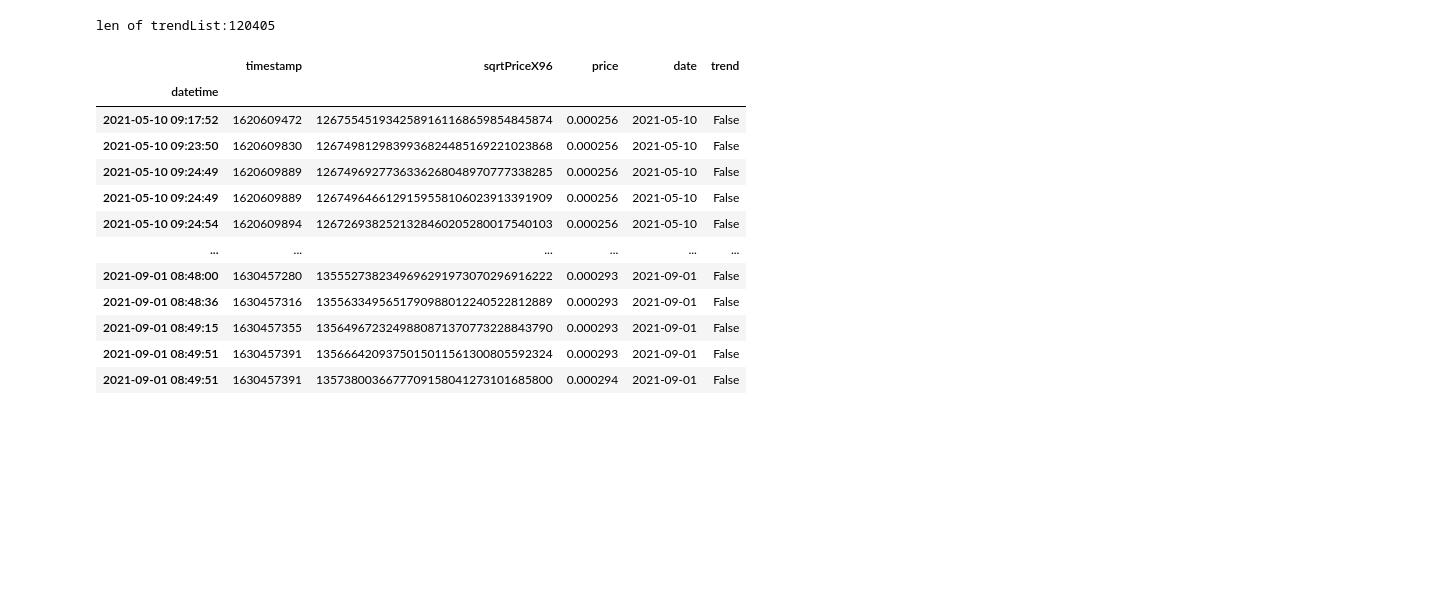
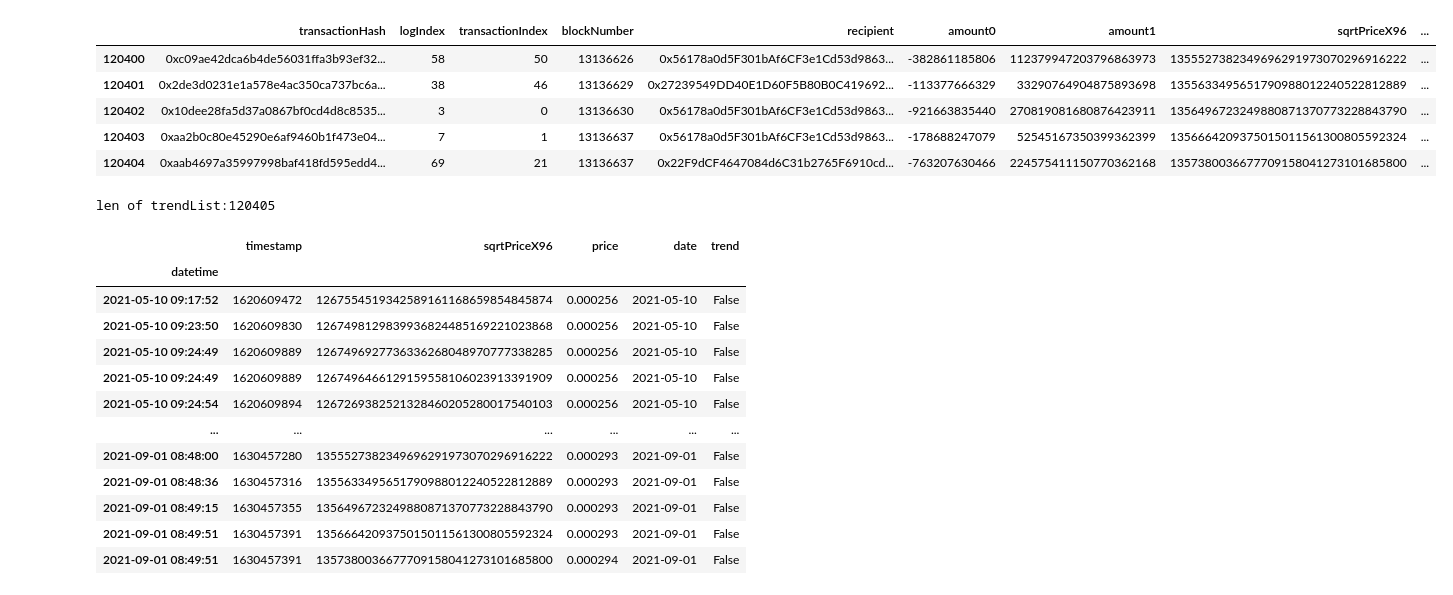
Before and after one commit to PXY11/UniST, a Jupyter notebook: code/strategy3_vol_usdceth_Case.ipynb, the cells around one changed output. Drawn from its saved outputs; the diff is of its cells as text; code cells hidden in the pictures; blank space fills up the shorter version.

```diff
--- a/code/strategy3_vol_usdceth_Case.ipynb
+++ b/code/strategy3_vol_usdceth_Case.ipynb
@@ -44,3 +45,12 @@ pricedata.tail()
+# %%
+swapdata.tail()
+# %% [output]
+|  | transactionHash | logIndex | transactionIndex | blockNumber | recipient | amount0 | amount1 | sqrtPriceX96 | ... |
+| 120400 | 0xc09ae42dca6b4de56031ffa3b93ef32... | 58 | 50 | 13136626 | 0x56178a0d5F301bAf6CF3e1Cd53d9863... | -382861185806 | 112379947203796863973 | 1355527382349696291973070296916222 | ... |
+| 120401 | 0x2de3d0231e1a578e4ac350ca737bc6a... | 38 | 46 | 13136629 | 0x27239549DD40E1D60F5B80B0C419692... | -113377666329 | 33290764904875893698 | 1355633495651790988012240522812889 | ... |
+| 120402 | 0x10dee28fa5d37a0867bf0cd4d8c8535... | 3 | 0 | 13136630 | 0x56178a0d5F301bAf6CF3e1Cd53d9863... | -921663835440 | 270819081680876423911 | 1356496723249880871370773228843790 | ... |
+| 120403 | 0xaa2b0c80e45290e6af9460b1f473e04... | 7 | 1 | 13136637 | 0x56178a0d5F301bAf6CF3e1Cd53d9863... | -178688247079 | 52545167350399362399 | 1356664209375015011561300805592324 | ... |
+| 120404 | 0xaab4697a35997998baf418fd595edd4... | 69 | 21 | 13136637 | 0x22F9dCF4647084d6C31b2765F6910cd... | -763207630466 | 224575411150770362168 | 1357380036677709158041273101685800 | ... |
 # %%
 priceDf = pricedata
 priceDf['datetime'] = list(map(lambda d: datetime.fromtimestamp(d), priceDf['timestamp'] ))
```
Also changed, not shown: parts of 3 cells of this notebook, 3 other files.
